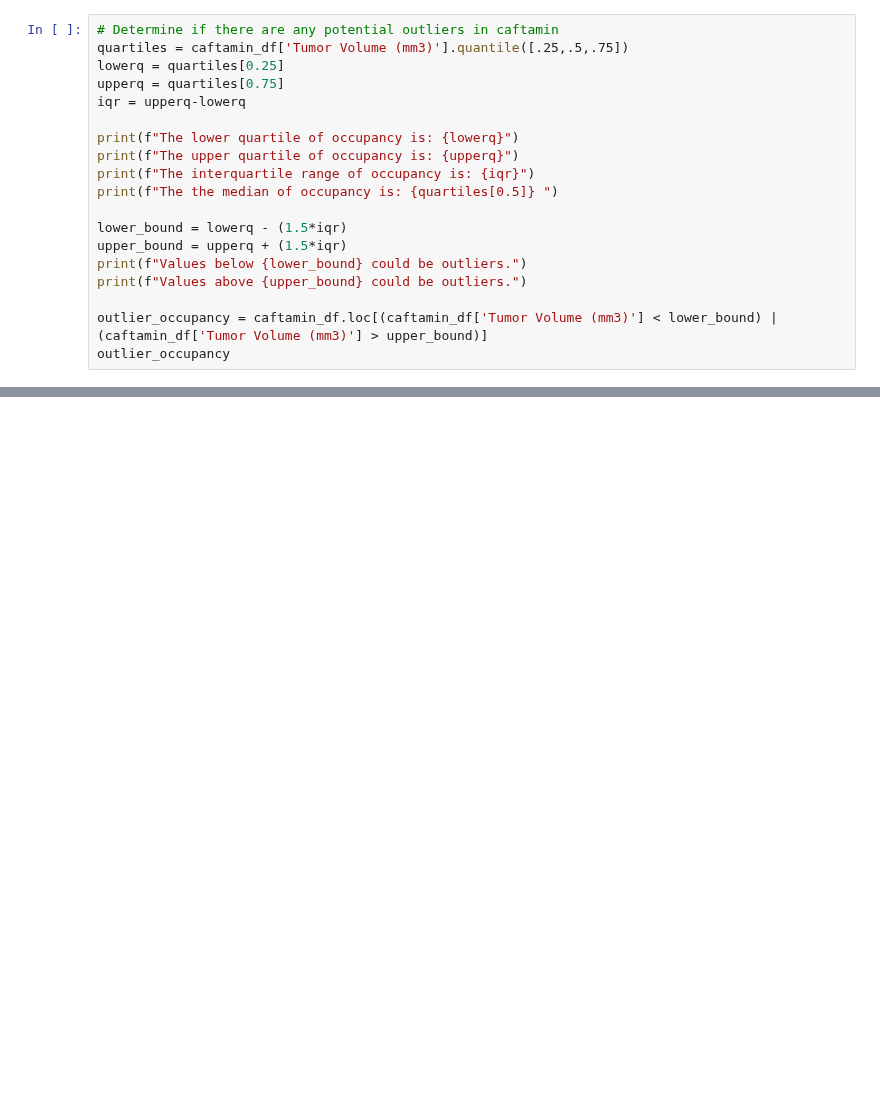
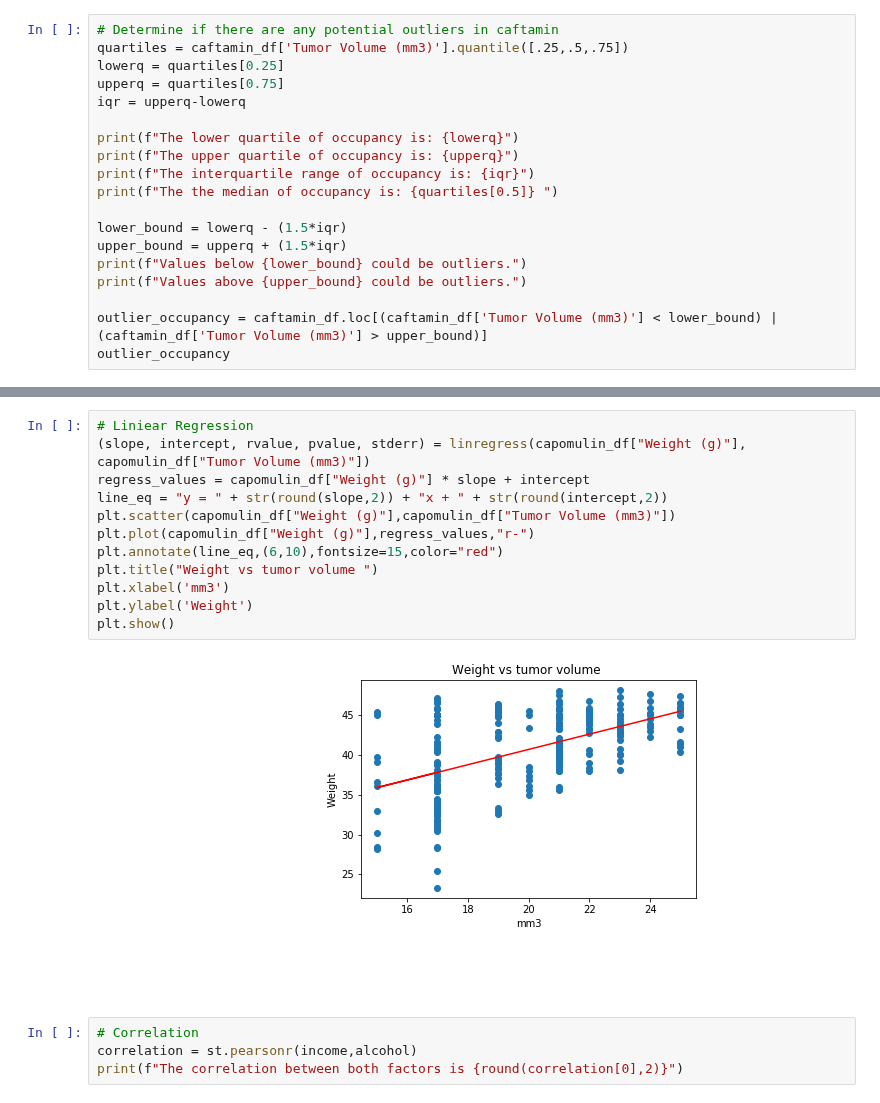
Before and after one commit to flobeira/matplotlib-challenge, a Jupyter notebook: Pymaceuticals/Main.ipynb, the cells around one changed output, grey strips where cells are left out. Drawn from its saved outputs; the diff is of its cells as text; blank space fills up the shorter version.

```diff
--- a/Pymaceuticals/Main.ipynb
+++ b/Pymaceuticals/Main.ipynb
@@ -214,0 +289,18 @@ plt.show()
+# %%
+# Liniear Regression
+(slope, intercept, rvalue, pvalue, stderr) = linregress(capomulin_df["Weight (g)"], capomulin_df["Tumor Volume (mm3)"])
+regress_values = capomulin_df["Weight (g)"] * slope + intercept
+line_eq = "y = " + str(round(slope,2)) + "x + " + str(round(intercept,2))
+plt.scatter(capomulin_df["Weight (g)"],capomulin_df["Tumor Volume (mm3)"])
+plt.plot(capomulin_df["Weight (g)"],regress_values,"r-")
+plt.annotate(line_eq,(6,10),fontsize=15,color="red")
+plt.title("Weight vs tumor volume ")
+plt.xlabel('mm3')
+plt.ylabel('Weight')
+plt.show()
+# %% [output]
+[figure, added]
+# %%
+# Correlation
+correlation = st.pearsonr(income,alcohol)
+print(f"The correlation between both factors is {round(correlation[0],2)}")
```
Also changed, not shown: parts of 9 cells of this notebook.
